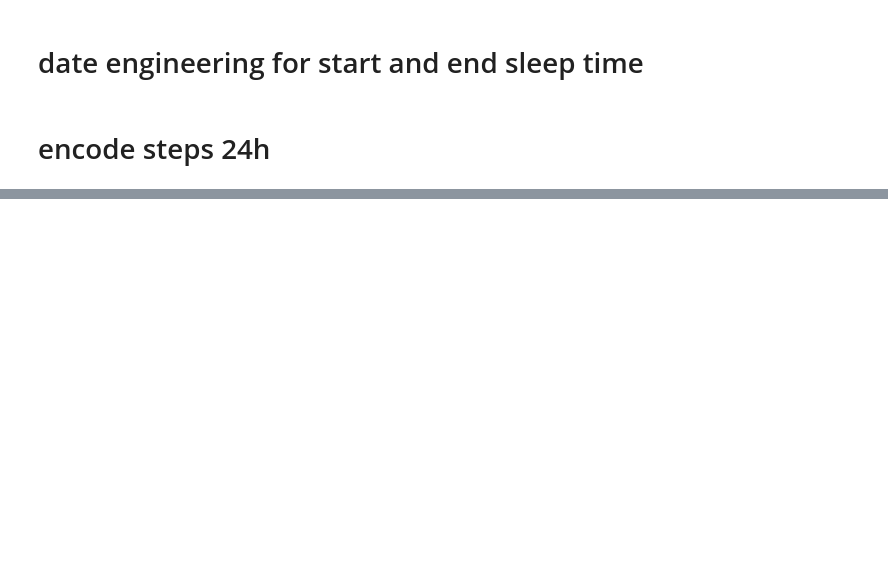
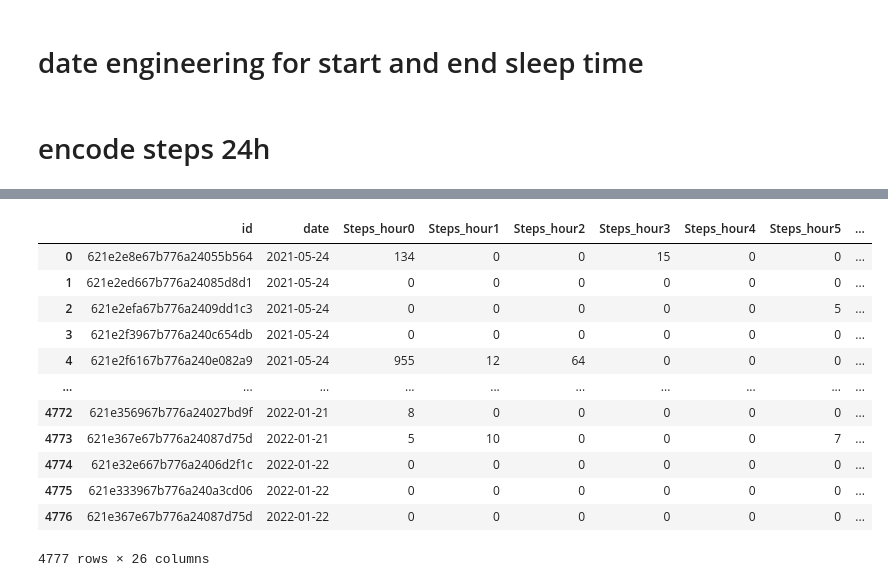
Before and after one commit to kcristinaa/RAIS-miniproject, a Jupyter notebook: notebooks_feature_engineering/checking_feature_engineering_steps_christina.ipynb, the cells around one changed output, grey strips where cells are left out. Cells and saved outputs as stored; diff of their text form; code cells hidden in the pictures; blank space fills up the shorter version.

```diff
--- a/notebooks_feature_engineering/checking_feature_engineering_steps_christina.ipynb
+++ b/notebooks_feature_engineering/checking_feature_engineering_steps_christina.ipynb
@@ -171,0 +232,31 @@ df.to_pickle("../data/unified_dataframe/data_preprocessed.pkl")
+# %%
+df = df.groupby(['date','id'])['Steps_hour0', 'Steps_hour1',
+       'Steps_hour2', 'Steps_hour3', 'Steps_hour4', 'Steps_hour5',
+       'Steps_hour6', 'Steps_hour7', 'Steps_hour8', 'Steps_hour9',
+       'Steps_hour10', 'Steps_hour11', 'Steps_hour12', 'Steps_hour13',
+       'Steps_hour14', 'Steps_hour15', 'Steps_hour16', 'Steps_hour17',
+       'Steps_hour18', 'Steps_hour19', 'Steps_hour20', 'Steps_hour21',
+       'Steps_hour22', 'Steps_hour23'].sum().reset_index()
+
+df = df[['id', 'date', 'Steps_hour0', 'Steps_hour1',
+       'Steps_hour2', 'Steps_hour3', 'Steps_hour4', 'Steps_hour5',
+       'Steps_hour6', 'Steps_hour7', 'Steps_hour8', 'Steps_hour9',
+       'Steps_hour10', 'Steps_hour11', 'Steps_hour12', 'Steps_hour13',
+       'Steps_hour14', 'Steps_hour15', 'Steps_hour16', 'Steps_hour17',
+       'Steps_hour18', 'Steps_hour19', 'Steps_hour20', 'Steps_hour21',
+       'Steps_hour22', 'Steps_hour23']]
+df
+# %% [output]
+|  | id | date | Steps_hour0 | Steps_hour1 | Steps_hour2 | Steps_hour3 | Steps_hour4 | Steps_hour5 | ... |
+| 0 | 621e2e8e67b776a24055b564 | 2021-05-24 | 134 | 0 | 0 | 15 | 0 | 0 | ... |
+| 1 | 621e2ed667b776a24085d8d1 | 2021-05-24 | 0 | 0 | 0 | 0 | 0 | 0 | ... |
+| 2 | 621e2efa67b776a2409dd1c3 | 2021-05-24 | 0 | 0 | 0 | 0 | 0 | 5 | ... |
+| 3 | 621e2f3967b776a240c654db | 2021-05-24 | 0 | 0 | 0 | 0 | 0 | 0 | ... |
+| 4 | 621e2f6167b776a240e082a9 | 2021-05-24 | 955 | 12 | 64 | 0 | 0 | 0 | ... |
+| ... | ... | ... | ... | ... | ... | ... | ... | ... | ... |
+| 4772 | 621e356967b776a24027bd9f | 2022-01-21 | 8 | 0 | 0 | 0 | 0 | 0 | ... |
+| 4773 | 621e367e67b776a24087d75d | 2022-01-21 | 5 | 10 | 0 | 0 | 0 | 7 | ... |
+| 4774 | 621e32e667b776a2406d2f1c | 2022-01-22 | 0 | 0 | 0 | 0 | 0 | 0 | ... |
+| 4775 | 621e333967b776a240a3cd06 | 2022-01-22 | 0 | 0 | 0 | 0 | 0 | 0 | ... |
+| 4776 | 621e367e67b776a24087d75d | 2022-01-22 | 0 | 0 | 0 | 0 | 0 | 0 | ... |
+4777 rows × 26 columns
```
Also changed, not shown: parts of 14 cells of this notebook, 1 other file.
